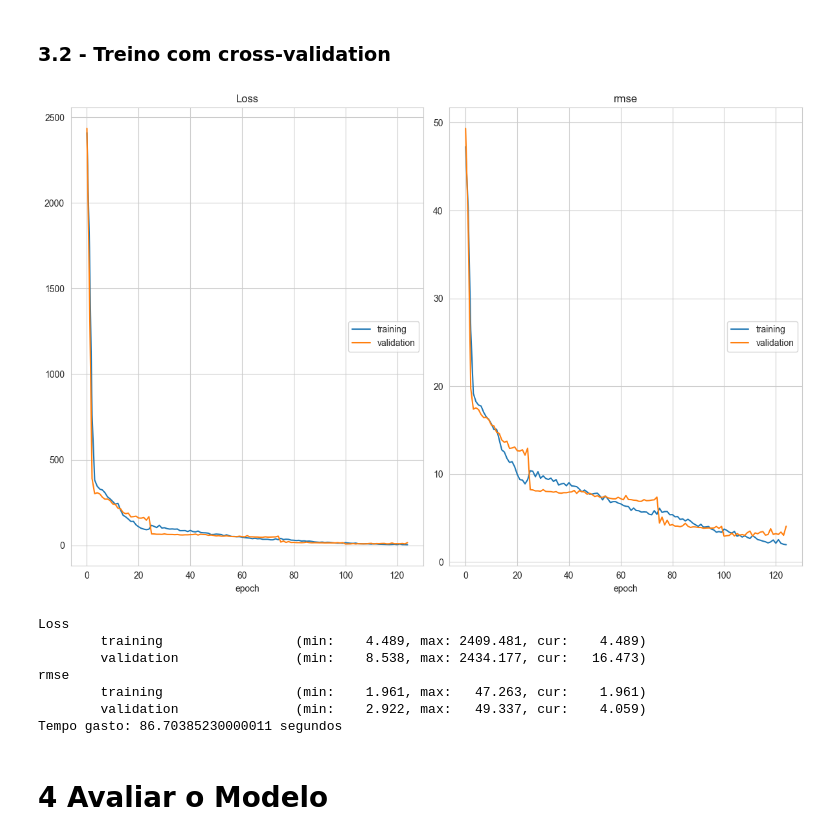
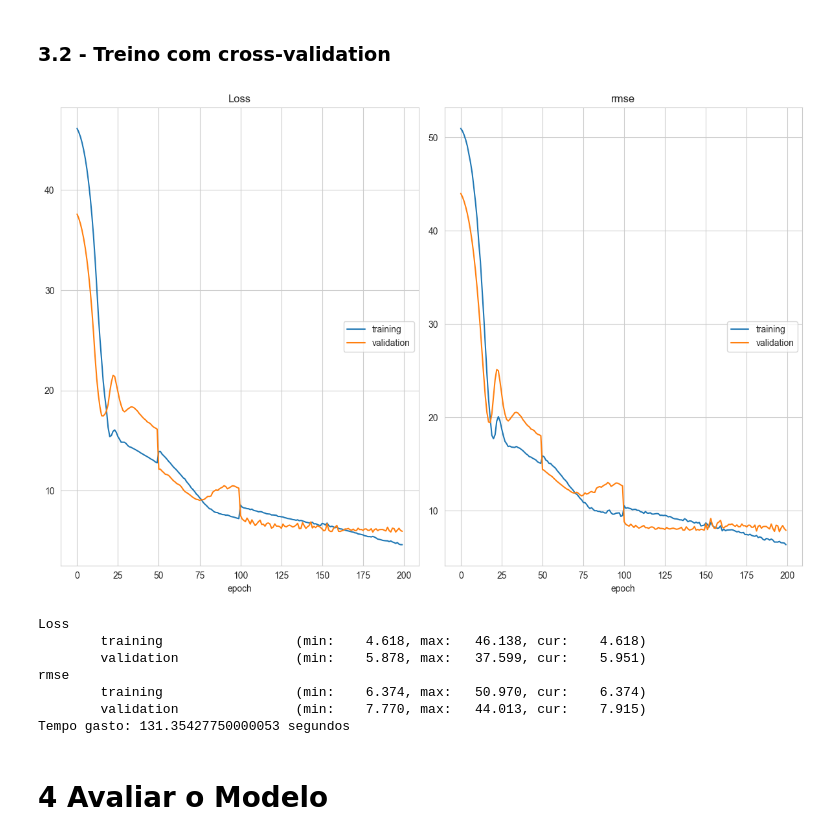
Before and after one commit to hugo-baptista/imag-deep-learning, a Jupyter notebook: MLP.ipynb, the cells around one changed output. Drawn from its saved outputs; the diff is of its cells as text; code cells hidden in the pictures.

```diff
--- a/MLP.ipynb
+++ b/MLP.ipynb
@@ -45,8 +45,8 @@ PATH_TEST_CSV = './data/test.csv'
 PATH_TEST_IMG = './data/test_data.mat'
 
 # Path dos ficheiros processados para serem usados no modelo
-PATH_TRAIN = './processed-data/train_relations_not_null_data.csv'
-PATH_TEST = './processed-data/test_relations_not_null_data.csv'
+PATH_TRAIN = './processed-data/train_sex_not_null_data.csv'
+PATH_TEST = './processed-data/test_sex_not_null_data.csv'
 
 # Constantes para o processo de treino
 EPOCHS = 120
@@ -55,9 +55,9 @@ LEARNING_RATE = 0.001
 device = torch.device("cuda")
 
 # Constantes de cross-validation
-K_FOLDS = 5
-K_EPOCHS = 25
-K_BATCH_SIZE = 30
+K_FOLDS = 4
+K_EPOCHS = 50
+K_BATCH_SIZE = 28
 # %% [markdown]
 # 1 - Exploração e Preparação dos Dados
 # %% [markdown]
@@ -81,7 +81,7 @@ class CSVDataset(Dataset):
 
     # retornar índices para casos de treino de de teste
     def get_splits(self, train_size, val_size):
-        return random_split(self, [train_size, val_size])#, generator=torch.Generator().manual_seed(42))
+        return random_split(self, [train_size, val_size], generator=torch.Generator().manual_seed(45))
 
 # Loader do dataset de treino
 def prepare_train_data_loaders(path_train):
@@ -368,7 +368,7 @@ Shape tensor batch casos validação, input: torch.Size([22, 1202]), output: tor
 # 2 Definir o Modelo
 # %%
 class MLP(Module):
-    def __init__(self, num_inputs, num_hidden=[40,25,15]):
+    def __init__(self, num_inputs, num_hidden=[64,32,16]):
         super(MLP, self).__init__()
         # input -> hidden 1
         self.hidden1 = Linear(num_inputs, num_hidden[0] )
@@ -524,44 +524,44 @@ timelist=[]
 liveloss = PlotLosses()
 for fold, (train_index, val_index) in enumerate(kf.split(data)):
     print(f"Fold {fold + 1}/{K_FOLDS}")
 
     # Split the data into training and validation sets for this fold
     train_data = CSVDataset(data.iloc[train_index])
     val_data = CSVDataset(data.iloc[val_index])
 
     # Create train and validation data loaders
-    train_dl2 = DataLoader(train_data, batch_size=4, shuffle=True)
+    train_dl2 = DataLoader(train_data, batch_size=K_BATCH_SIZE, shuffle=True)
     val_dl2 = DataLoader(val_data, batch_size=len(val_data), shuffle=False)
 
     # Load model
     try:
         model2= torch.load("./models/MLP-cross.pth") ### modelo treinado anteriormente
     except:
         model2 = MLP(dim_num)
         model2.cuda()
     model2.to(device)
 
     # Train the model
-    criterion2 = nn.MSELoss()
-    # criterion2 = nn.L1Loss()
+    # criterion2 = nn.MSELoss()
+    criterion2 = nn.L1Loss()
     # optimizer2 = SGD(model2.parameters(), lr=LEARNING_RATE)
     optimizer2 = Adam(model2.parameters(), lr=LEARNING_RATE)
 
     starttime = time.perf_counter()
     train_model(train_dl2, val_dl2, model2, criterion2, optimizer2, K_EPOCHS, './models/MLP-cross.pth')
     endtime = time.perf_counter()
     timelist.append(endtime - starttime)
 
 print(f"Tempo gasto: {sum(timelist)} segundos")
 # %% [output]
-[figure, old version]
+[figure, new version]
 Loss
-        training                 (min:    4.489, max: 2409.481, cur:    4.489)
-        validation               (min:    8.538, max: 2434.177, cur:   16.473)
+        training                 (min:    4.618, max:   46.138, cur:    4.618)
+        validation               (min:    5.878, max:   37.599, cur:    5.951)
 rmse
-        training                 (min:    1.961, max:   47.263, cur:    1.961)
-        validation               (min:    2.922, max:   49.337, cur:    4.059)
-Tempo gasto: 86.70385230000011 segundos
+        training                 (min:    6.374, max:   50.970, cur:    6.374)
+        validation               (min:    7.770, max:   44.013, cur:    7.915)
+Tempo gasto: 131.35427750000053 segundos
 # %% [markdown]
 # 4 Avaliar o Modelo
 # %%
```
Also changed, not shown: parts of 4 cells of this notebook, 8 other files.
